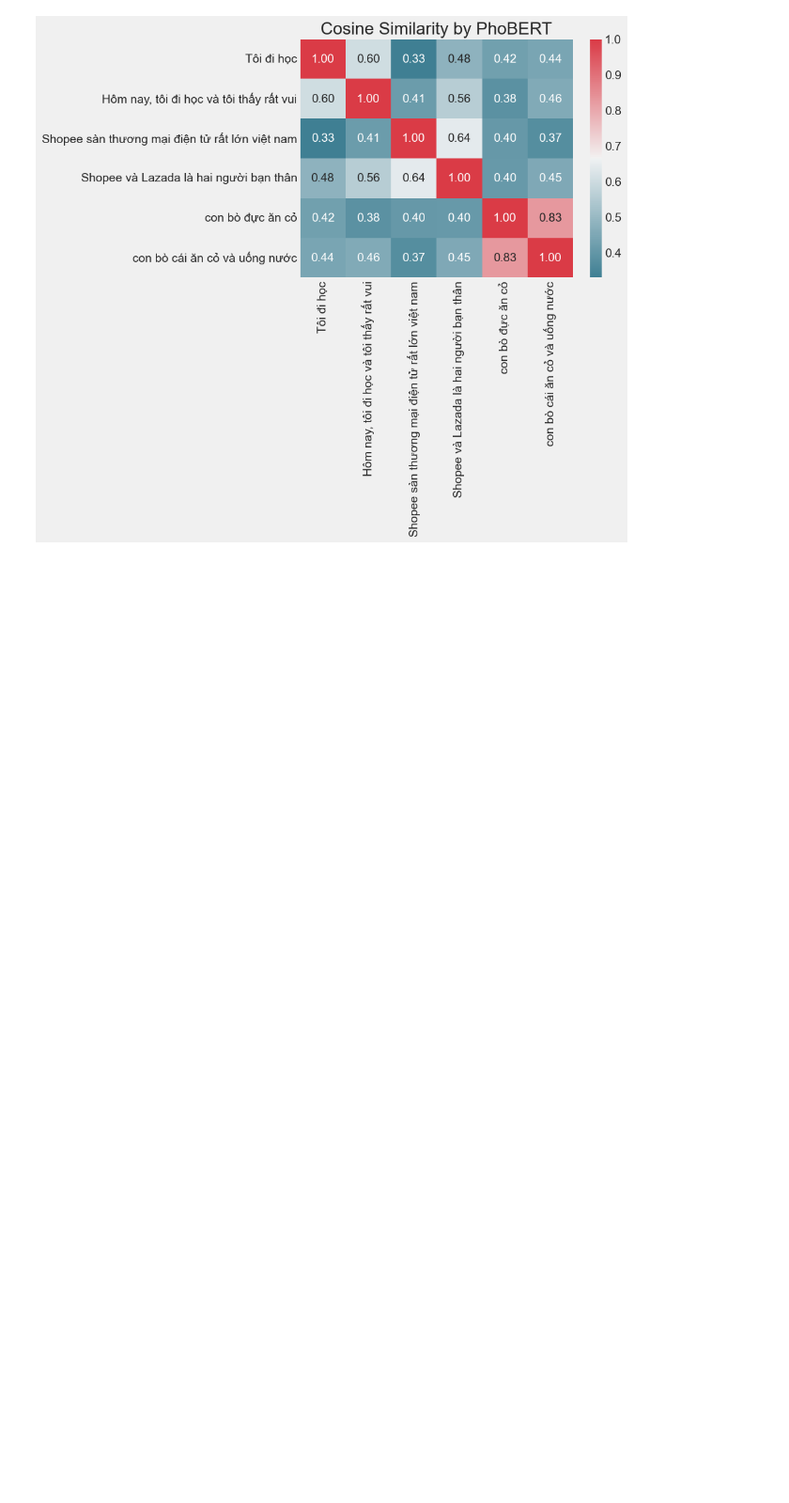
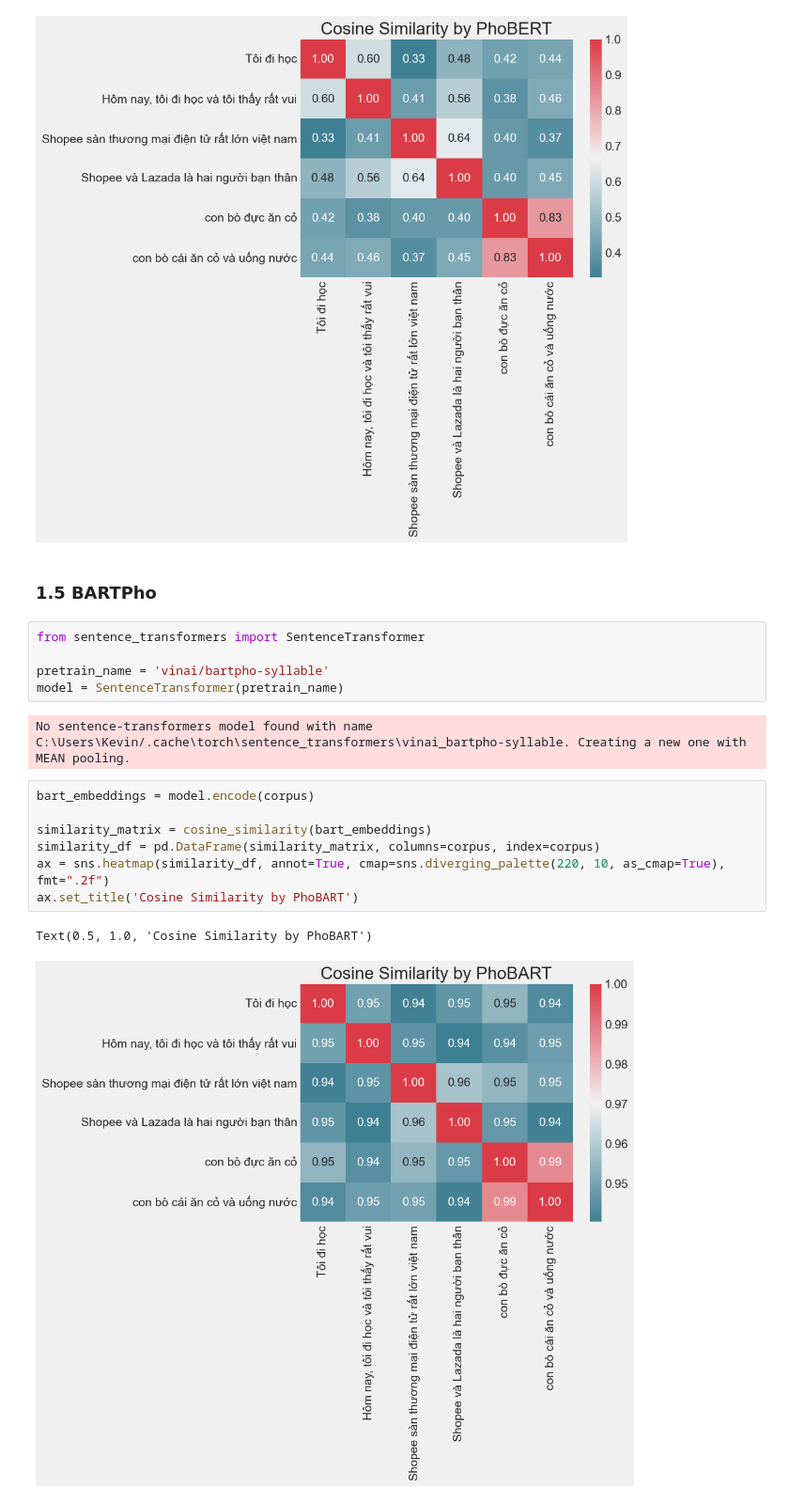
Before and after one commit to kevinkhang2909/ML-learning-journey, a Jupyter notebook: nlp/text_retrieval/basic_text_retrieval.ipynb, the cells around one changed output. Shown at 94% size. Drawn from its saved outputs; the diff is of its cells as text; blank space fills up the shorter version.

Commit message:
text retrieval

```diff
--- a/nlp/text_retrieval/basic_text_retrieval.ipynb
+++ b/nlp/text_retrieval/basic_text_retrieval.ipynb
@@ -246,3 +244,22 @@ ax.set_title('Cosine Similarity by PhoBERT')
 # %% [output]
 Text(0.5, 1.0, 'Cosine Similarity by PhoBERT')
 [figure]
+# %% [markdown]
+### 1.5 BARTPho
+# %%
+from sentence_transformers import SentenceTransformer
+
+pretrain_name = 'vinai/bartpho-syllable'
+model = SentenceTransformer(pretrain_name)
+# %% [output]
+No sentence-transformers model found with name C:\Users\Kevin/.cache\torch\sentence_transformers\vinai_bartpho-syllable. Creating a new one with MEAN pooling.
+# %%
+bart_embeddings = model.encode(corpus)
+
+similarity_matrix = cosine_similarity(bart_embeddings)
+similarity_df = pd.DataFrame(similarity_matrix, columns=corpus, index=corpus)
+ax = sns.heatmap(similarity_df, annot=True, cmap=sns.diverging_palette(220, 10, as_cmap=True), fmt=".2f")
+ax.set_title('Cosine Similarity by PhoBART')
+# %% [output]
+Text(0.5, 1.0, 'Cosine Similarity by PhoBART')
+[figure, added]
```
Also changed, not shown: parts of 3 cells of this notebook.
